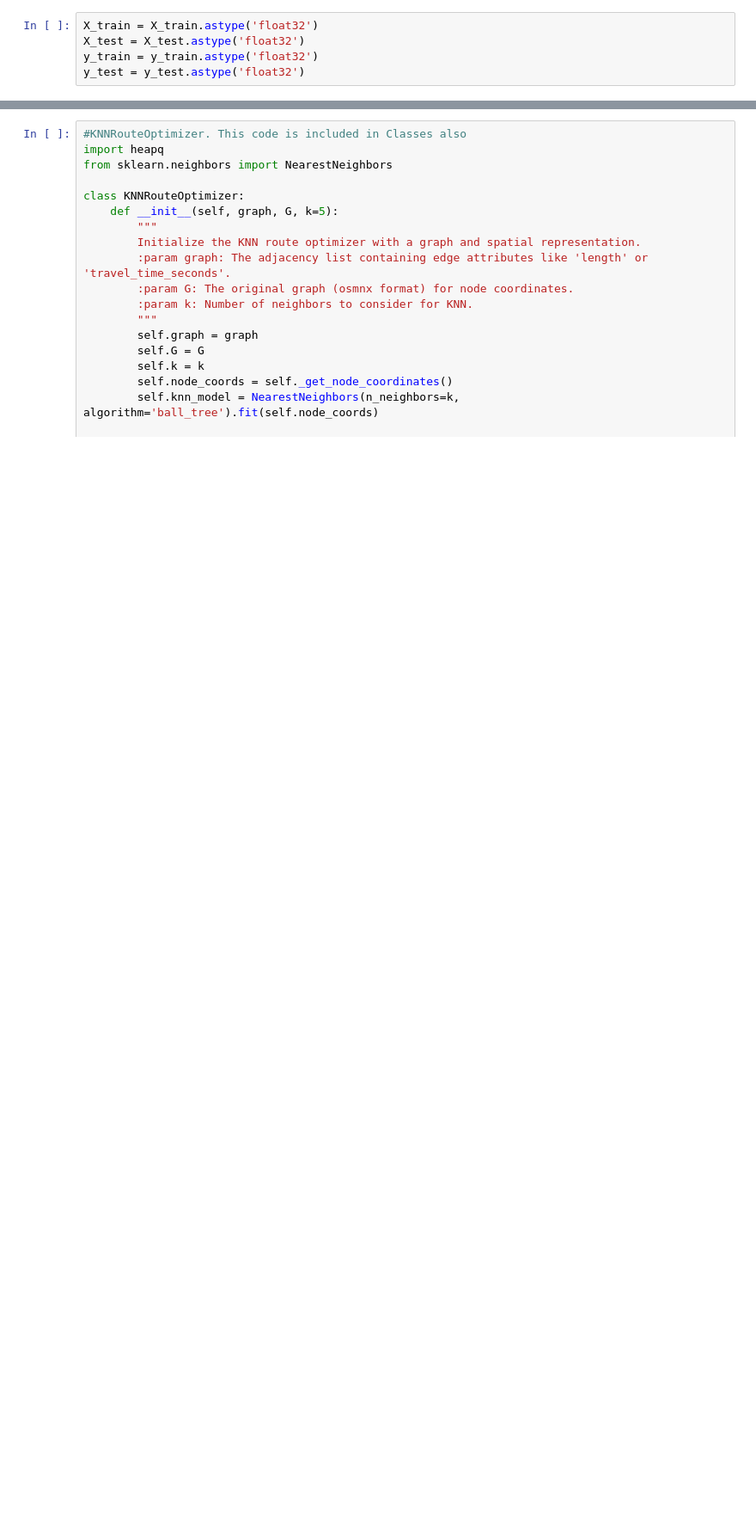
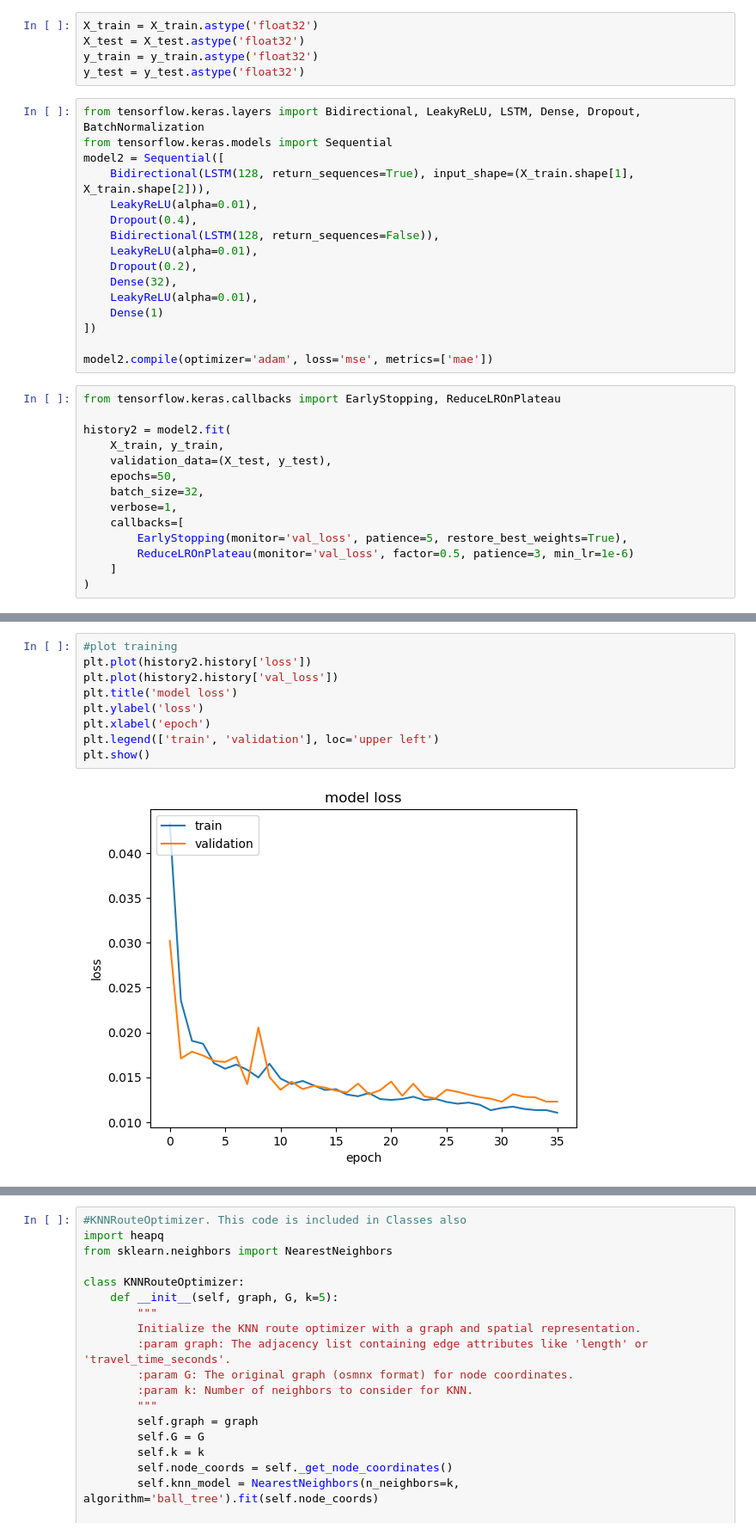
Before and after one commit to JakeRSchwartz/TrafficAI, a Jupyter notebook: Congestion_Prediction.ipynb, the cells around one changed output, grey strips where cells are left out. Shown: that part at 86% size. Cells and saved outputs as stored; diff of their text form; blank space fills up the shorter version.

```diff
--- a/Congestion_Prediction.ipynb
+++ b/Congestion_Prediction.ipynb
@@ -90,3 +90,33 @@ X_train = X_train.astype('float32')
 X_test = X_test.astype('float32')
 y_train = y_train.astype('float32')
 y_test = y_test.astype('float32')
+# %%
+from tensorflow.keras.layers import Bidirectional, LeakyReLU, LSTM, Dense, Dropout, BatchNormalization
+from tensorflow.keras.models import Sequential
+model2 = Sequential([
+    Bidirectional(LSTM(128, return_sequences=True), input_shape=(X_train.shape[1], X_train.shape[2])),
+    LeakyReLU(alpha=0.01),
+    Dropout(0.4),
+    Bidirectional(LSTM(128, return_sequences=False)),
+    LeakyReLU(alpha=0.01),
+    Dropout(0.2),
+    Dense(32),
+    LeakyReLU(alpha=0.01),
+    Dense(1)
+])
+
+model2.compile(optimizer='adam', loss='mse', metrics=['mae'])
+# %%
+from tensorflow.keras.callbacks import EarlyStopping, ReduceLROnPlateau
+
+history2 = model2.fit(
+    X_train, y_train,
+    validation_data=(X_test, y_test),
+    epochs=50,
+    batch_size=32,
+    verbose=1,
+    callbacks=[
+        EarlyStopping(monitor='val_loss', patience=5, restore_best_weights=True),
+        ReduceLROnPlateau(monitor='val_loss', factor=0.5, patience=3, min_lr=1e-6)
+    ]
+)
@@ -92,0 +160,11 @@ y_test = y_test.astype('float32')
+# %%
+#plot training
+plt.plot(history2.history['loss'])
+plt.plot(history2.history['val_loss'])
+plt.title('model loss')
+plt.ylabel('loss')
+plt.xlabel('epoch')
+plt.legend(['train', 'validation'], loc='upper left')
+plt.show()
+# %% [output]
+[figure, added]
```
Also changed, not shown: parts of 19 cells of this notebook, 4 other files.
